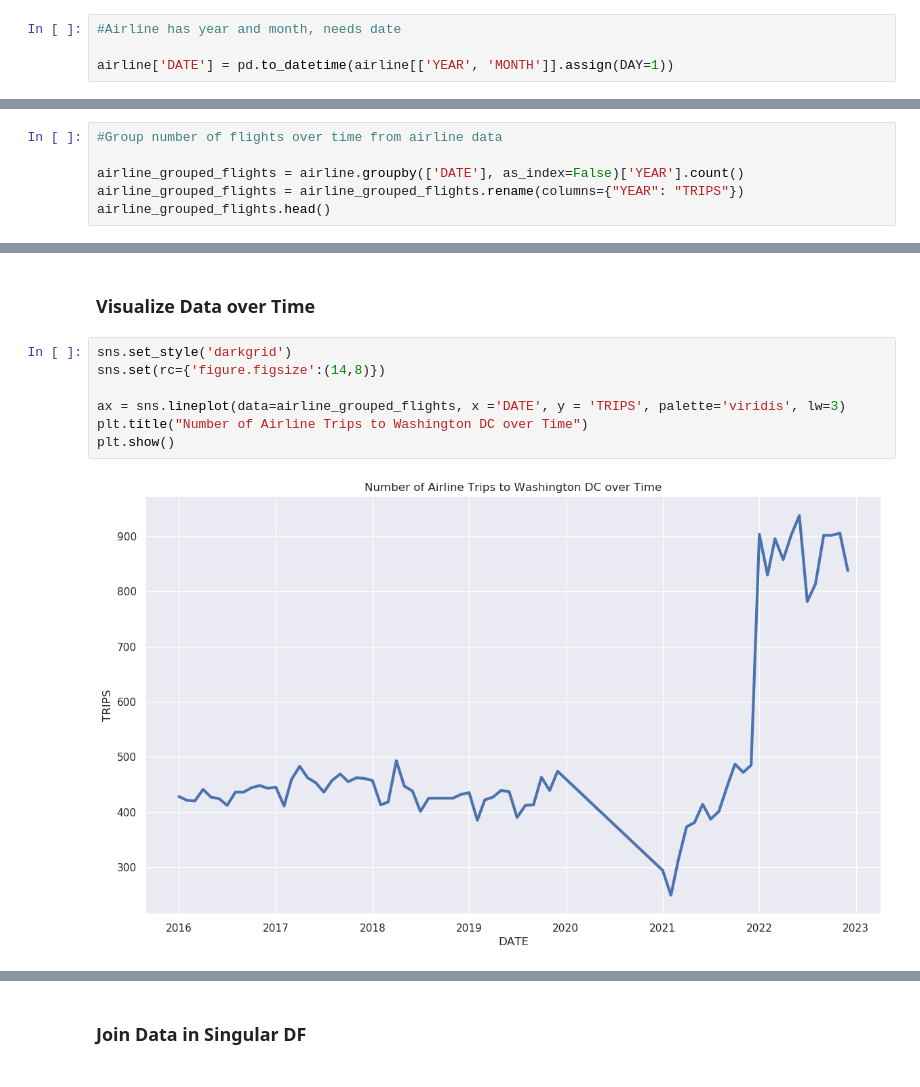
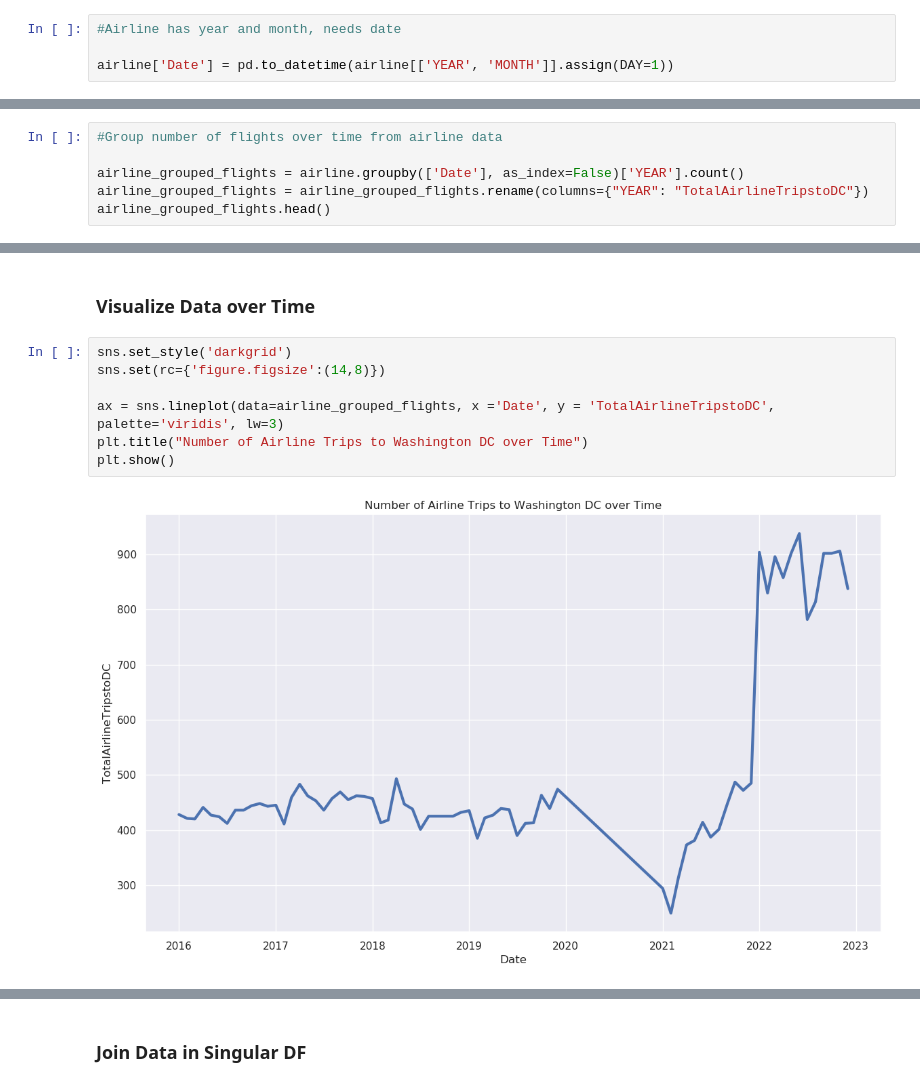
Before and after one commit to hdavis-sandiego/ADS508-Final, a Jupyter notebook: ads508project.ipynb, the cells around one changed output, grey strips where cells are left out. Saved outputs shown, nothing was run; the diff lists cells and outputs as text.

```diff
--- a/ads508project.ipynb
+++ b/ads508project.ipynb
@@ -210,7 +244,7 @@ print('\nTotal Missing Data:', tripsurvey.isnull().sum().sum())
 # %%
 #Airline has year and month, needs date
 
-airline['DATE'] = pd.to_datetime(airline[['YEAR', 'MONTH']].assign(DAY=1))
+airline['Date'] = pd.to_datetime(airline[['YEAR', 'MONTH']].assign(DAY=1))
 # %%
 #Trip survey has month, needs year and date to be formatted as date
 
@@ -228,7 +262,7 @@ tripsurvey['PercentofTravelers'] = (tripsurvey['Population Not Staying at Home']
 # %%
 #Group number of flights over time from airline data
 
-airline_grouped_flights = airline.groupby(['DATE'], as_index=False)['YEAR'].count()
-airline_grouped_flights = airline_grouped_flights.rename(columns={"YEAR": "TRIPS"})
+airline_grouped_flights = airline.groupby(['Date'], as_index=False)['YEAR'].count()
+airline_grouped_flights = airline_grouped_flights.rename(columns={"YEAR": "TotalAirlineTripstoDC"})
 airline_grouped_flights.head()
 # %% [output]
@@ -306,12 +328,12 @@ tripsurvey_grouped_trips_avg.head()
 # %%
 sns.set_style('darkgrid')
 sns.set(rc={'figure.figsize':(14,8)})
 
-ax = sns.lineplot(data=airline_grouped_flights, x ='DATE', y = 'TRIPS', palette='viridis', lw=3)
+ax = sns.lineplot(data=airline_grouped_flights, x ='Date', y = 'TotalAirlineTripstoDC', palette='viridis', lw=3)
 plt.title("Number of Airline Trips to Washington DC over Time")
 plt.show()
 # %% [output]
-[figure, old version]
+[figure, new version]
 # %%
 sns.set_style('darkgrid')
 sns.set(rc={'figure.figsize':(14,8)})
```
Also changed, not shown: parts of 16 cells of this notebook.
